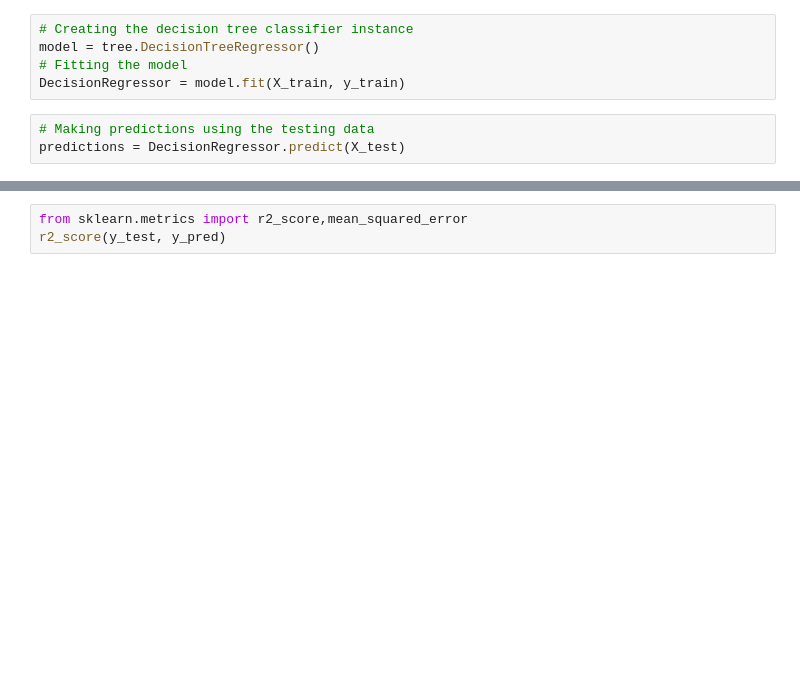
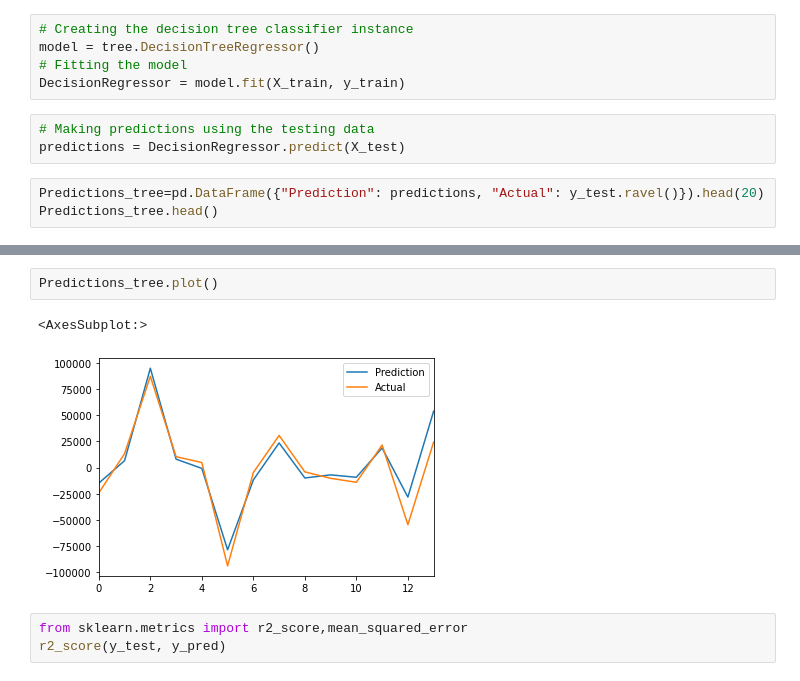
Before and after one commit to junaidqamer/HolidaySales, a Jupyter notebook: Main_notebook.ipynb, the cells around one changed output, grey strips where cells are left out. Drawn from its saved outputs; the diff is of its cells as text; blank space fills up the shorter version.

```diff
--- a/Main_notebook.ipynb
+++ b/Main_notebook.ipynb
@@ -700,3 +700,6 @@ DecisionRegressor = model.fit(X_train, y_train)
 # %%
 # Making predictions using the testing data
 predictions = DecisionRegressor.predict(X_test)
+# %%
+Predictions_tree=pd.DataFrame({"Prediction": predictions, "Actual": y_test.ravel()}).head(20)
+Predictions_tree.head()
@@ -703,3 +713,8 @@ predictions = DecisionRegressor.predict(X_test)
+# %%
+Predictions_tree.plot()
+# %% [output]
+<AxesSubplot:>
+[figure, added]
 # %%
 from sklearn.metrics import r2_score,mean_squared_error
 r2_score(y_test, y_pred)
```
Also changed, not shown: parts of 27 cells of this notebook, 1 other file.
